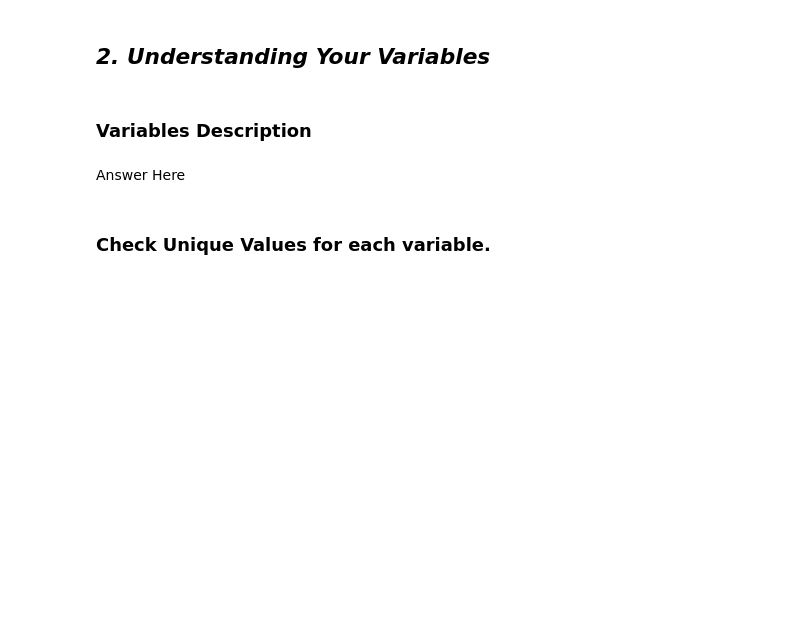
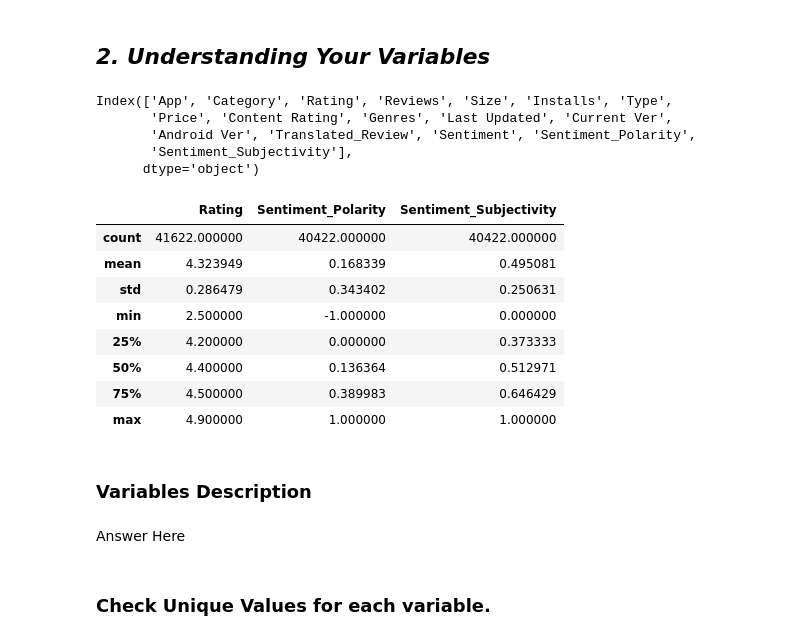
Before and after one commit to Himanshu-Bytes/Play-Store-App-Review-Analysis, a Jupyter notebook: Play_Store_App_Review_Analysis_EDA_Project.ipynb, the cells around one changed output. Saved outputs shown, nothing was run; the diff lists cells and outputs as text; code cells hidden in the pictures; blank space fills up the shorter version.

```diff
--- a/Play_Store_App_Review_Analysis_EDA_Project.ipynb
+++ b/Play_Store_App_Review_Analysis_EDA_Project.ipynb
@@ -138,8 +230,26 @@ Answer Here
 ## ***2. Understanding Your Variables***
 # %%
 # Dataset Columns
+merged_df.columns
+# %% [output]
+Index(['App', 'Category', 'Rating', 'Reviews', 'Size', 'Installs', 'Type',
+       'Price', 'Content Rating', 'Genres', 'Last Updated', 'Current Ver',
+       'Android Ver', 'Translated_Review', 'Sentiment', 'Sentiment_Polarity',
+       'Sentiment_Subjectivity'],
+      dtype='object')
 # %%
 # Dataset Describe
+merged_df.describe()
+# %% [output]
+|  | Rating | Sentiment_Polarity | Sentiment_Subjectivity |
+| count | 41622.000000 | 40422.000000 | 40422.000000 |
+| mean | 4.323949 | 0.168339 | 0.495081 |
+| std | 0.286479 | 0.343402 | 0.250631 |
+| min | 2.500000 | -1.000000 | 0.000000 |
+| 25% | 4.200000 | 0.000000 | 0.373333 |
+| 50% | 4.400000 | 0.136364 | 0.512971 |
+| 75% | 4.500000 | 0.389983 | 0.646429 |
+| max | 4.900000 | 1.000000 | 1.000000 |
 # %% [markdown]
 ### Variables Description
 # %% [markdown]
```
Also changed, not shown: parts of 23 cells of this notebook.
